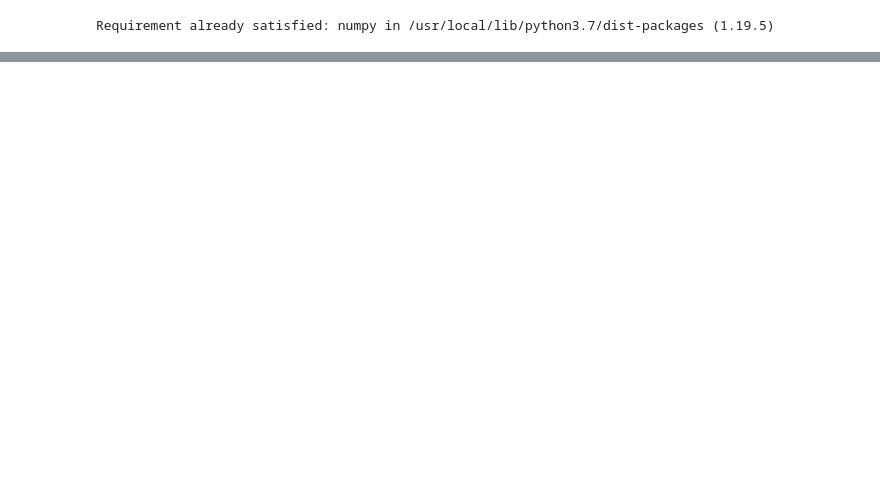
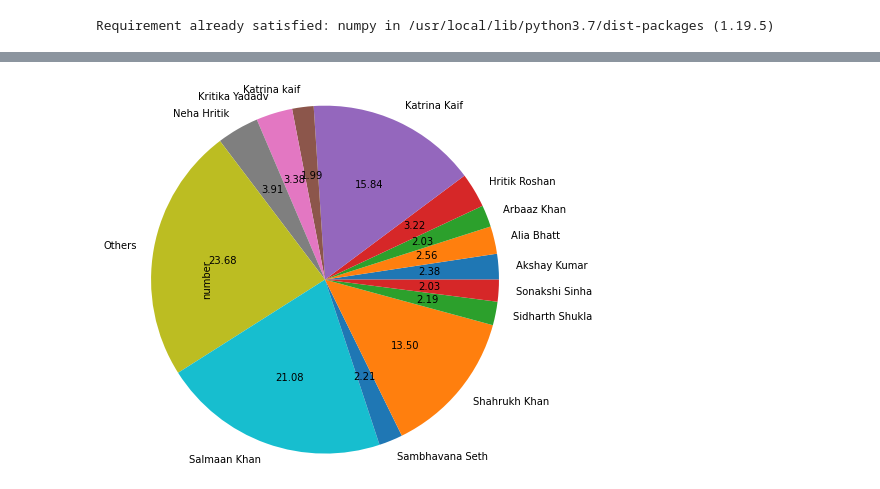
Before and after one commit to mihany/Twitter-trend-detection, a Jupyter notebook: twitter_trend_detect.ipynb, the cells around one changed output, grey strips where cells are left out. Cells and saved outputs as stored; diff of their text form; code cells hidden in the pictures; blank space fills up the shorter version.

```diff
--- a/twitter_trend_detect.ipynb
+++ b/twitter_trend_detect.ipynb
@@ -196,0 +264,8 @@ TweepError: ignored
+# %%
+trends=df['tags'].value_counts().head(25);
+dictionary = trends.to_dict()
+value=list(trends)
+trend=[*dictionary]
+optimized_trends=['Katrina Kaif','Salmaan Khan','Shahrukh Khan','Salmaan Khan','Others','Neha Hritik','Others','Kritika Yadadv','Hritik Roshan','Others','Shahrukh Khan','Others','Others','Alia Bhatt','Others','Others','Akshay Kumar','Others', 'Sambhavana Seth','Sidharth Shukla', 'Shahrukh Khan', 'Salmaan Khan', 'Arbaaz Khan','Sonakshi Sinha','Katrina kaif']
+odf = pd.DataFrame({"tags": trend, 'number':value,'trend':optimized_trends})
+print(odf)
@@ -196,0 +290,4 @@ TweepError: ignored
+# %%
+data= odf.groupby(['trend'])['number'].agg('sum')
+final=data.sum()
+print(data)
@@ -196,0 +311,4 @@ TweepError: ignored
+# %%
+data.plot(kind='pie', autopct='%.2f', radius=2);
+# %% [output]
+[figure, added]
```
Also changed, not shown: parts of 11 cells of this notebook.
